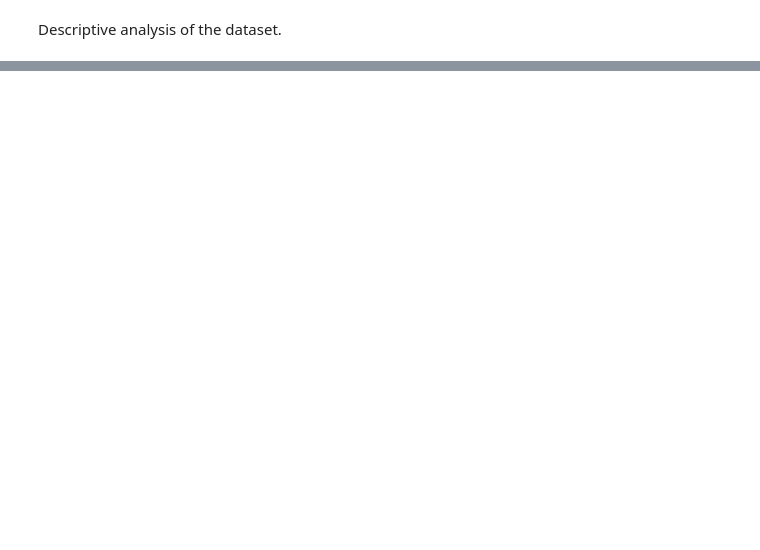
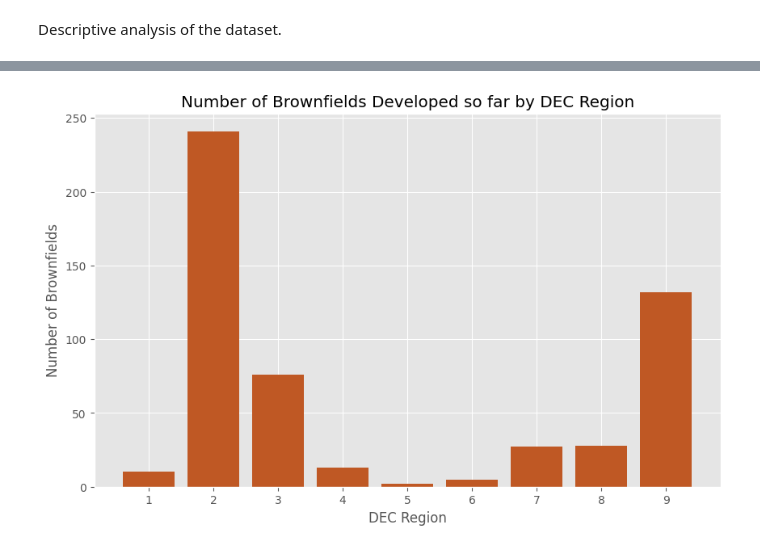
Before and after one commit to Medynal/thing, a Jupyter notebook: PRAC_I.ipynb, the cells around one changed output, grey strips where cells are left out. Drawn from its saved outputs; the diff is of its cells as text; code cells hidden in the pictures; blank space fills up the shorter version.

```diff
--- a/PRAC_I.ipynb
+++ b/PRAC_I.ipynb
@@ -232,0 +267,12 @@ spc_cost              745
+# %%
+## Number of Brownfields Developed so far by DEC Region
+region_trend= brownfield_dffinal.groupby('dec_region')['project_site_code'].nunique().reset_index()
+plt.figure(figsize=(10,6))
+plt.bar(region_trend['dec_region'],region_trend['project_site_code'], color='#bf5824' )
+plt.xticks(region_trend['dec_region'].values)
+plt.title('Number of Brownfields Developed so far by DEC Region')
+plt.xlabel('DEC Region')
+plt.ylabel('Number of Brownfields')
+plt.show()
+# %% [output]
+[figure, added]
```
Also changed, not shown: parts of 5 cells of this notebook.
